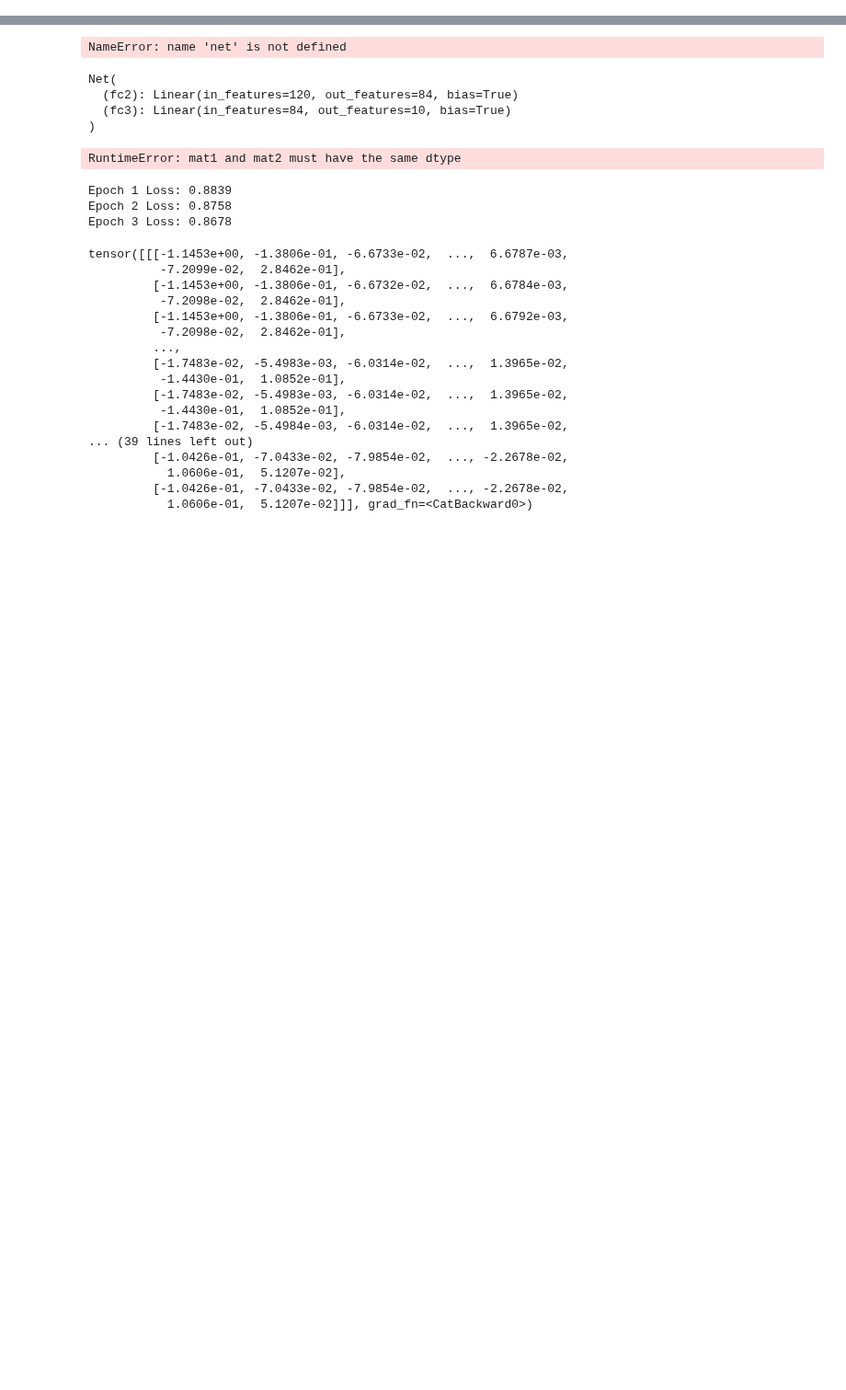
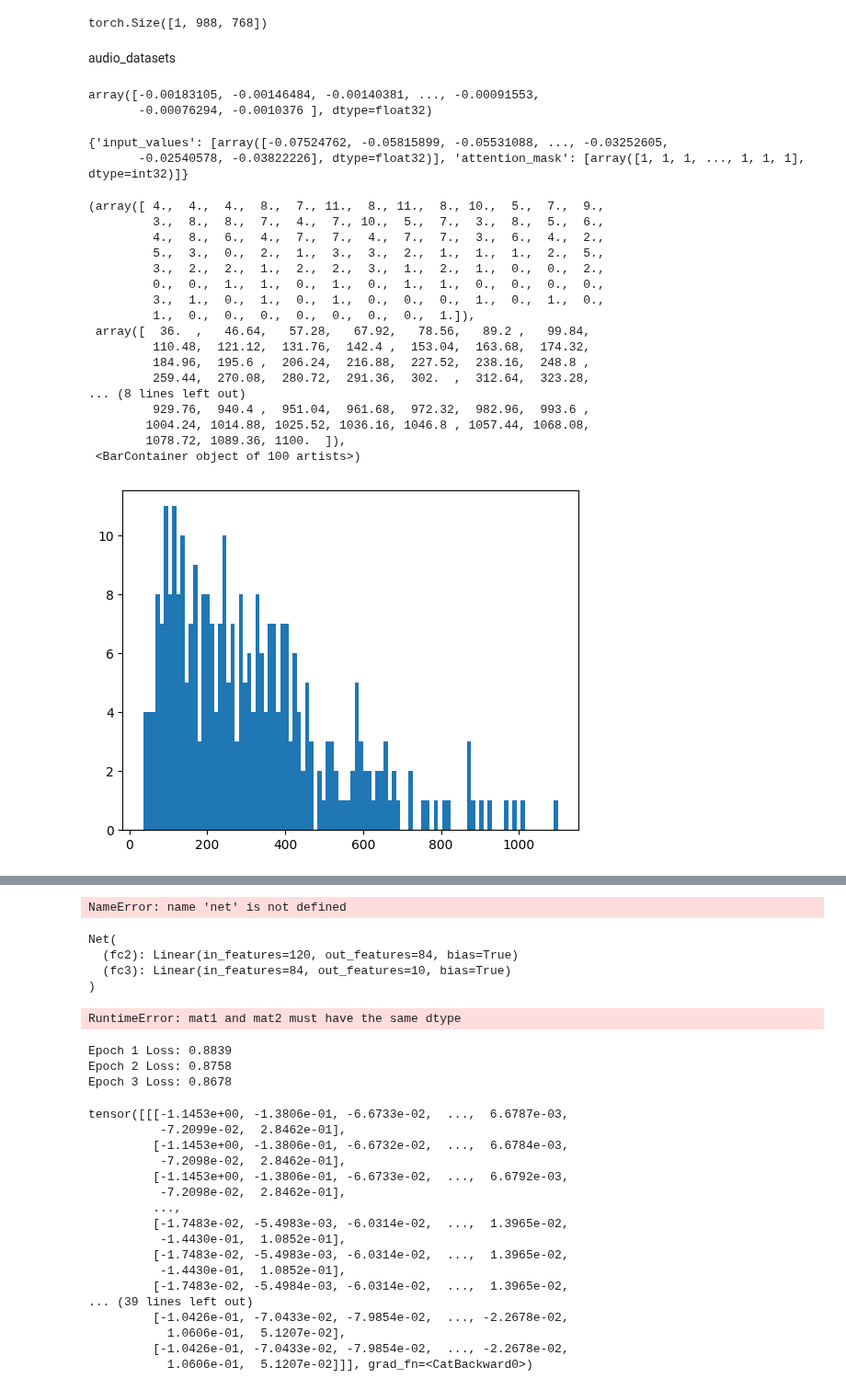
Before and after one commit to ARP-Lab/multi_modal, a Jupyter notebook: model/arpetri.ipynb, the cells around one changed output, grey strips where cells are left out. Shown at 92% size. Saved outputs shown, nothing was run; the diff lists cells and outputs as text; code cells hidden in the pictures; blank space fills up the shorter version.

```diff
--- a/model/arpetri.ipynb
+++ b/model/arpetri.ipynb
@@ -234,0 +434,49 @@ target = torch.tensor(target)
+# %%
+audio_embedding_3[2]['last_hidden_state'].shape
+# %% [output]
+torch.Size([1, 988, 768])
+# %%
+result = []
+for i in range(311):
+    _, l, _ = audio_embedding_3[i]['last_hidden_state'].shape
+    result.append(l)
+
+plt.hist(result, bins=100)
+# %% [markdown]
+audio_datasets
+# %%
+audio_datasets[1]['audio'][0]['array']
+# %% [output]
+array([-0.00183105, -0.00146484, -0.00140381, ..., -0.00091553,
+       -0.00076294, -0.0010376 ], dtype=float32)
+# %%
+processor(audio_datasets[1]['audio'][0]['array'], sampling_rate = sampling_rate)
+# %% [output]
+{'input_values': [array([-0.07524762, -0.05815899, -0.05531088, ..., -0.03252605,
+       -0.02540578, -0.03822226], dtype=float32)], 'attention_mask': [array([1, 1, 1, ..., 1, 1, 1], dtype=int32)]}
+# %%
+result = []
+for i in range(311):
+    _, l, _ = audio_embedding_3[i]['last_hidden_state'].shape
+    result.append(l)
+
+plt.hist(result, bins=100)
+# %% [output]
+(array([ 4.,  4.,  4.,  8.,  7., 11.,  8., 11.,  8., 10.,  5.,  7.,  9.,
+         3.,  8.,  8.,  7.,  4.,  7., 10.,  5.,  7.,  3.,  8.,  5.,  6.,
+         4.,  8.,  6.,  4.,  7.,  7.,  4.,  7.,  7.,  3.,  6.,  4.,  2.,
+         5.,  3.,  0.,  2.,  1.,  3.,  3.,  2.,  1.,  1.,  1.,  2.,  5.,
+         3.,  2.,  2.,  1.,  2.,  2.,  3.,  1.,  2.,  1.,  0.,  0.,  2.,
+         0.,  0.,  1.,  1.,  0.,  1.,  0.,  1.,  1.,  0.,  0.,  0.,  0.,
+         3.,  1.,  0.,  1.,  0.,  1.,  0.,  0.,  0.,  1.,  0.,  1.,  0.,
+         1.,  0.,  0.,  0.,  0.,  0.,  0.,  0.,  1.]),
+ array([  36.  ,   46.64,   57.28,   67.92,   78.56,   89.2 ,   99.84,
+         110.48,  121.12,  131.76,  142.4 ,  153.04,  163.68,  174.32,
+         184.96,  195.6 ,  206.24,  216.88,  227.52,  238.16,  248.8 ,
+         259.44,  270.08,  280.72,  291.36,  302.  ,  312.64,  323.28,
+... (8 lines left out)
+         929.76,  940.4 ,  951.04,  961.68,  972.32,  982.96,  993.6 ,
+        1004.24, 1014.88, 1025.52, 1036.16, 1046.8 , 1057.44, 1068.08,
+        1078.72, 1089.36, 1100.  ]),
+ <BarContainer object of 100 artists>)
+[figure, added]
```
Also changed, not shown: parts of 71 cells of this notebook, 1 other file.
